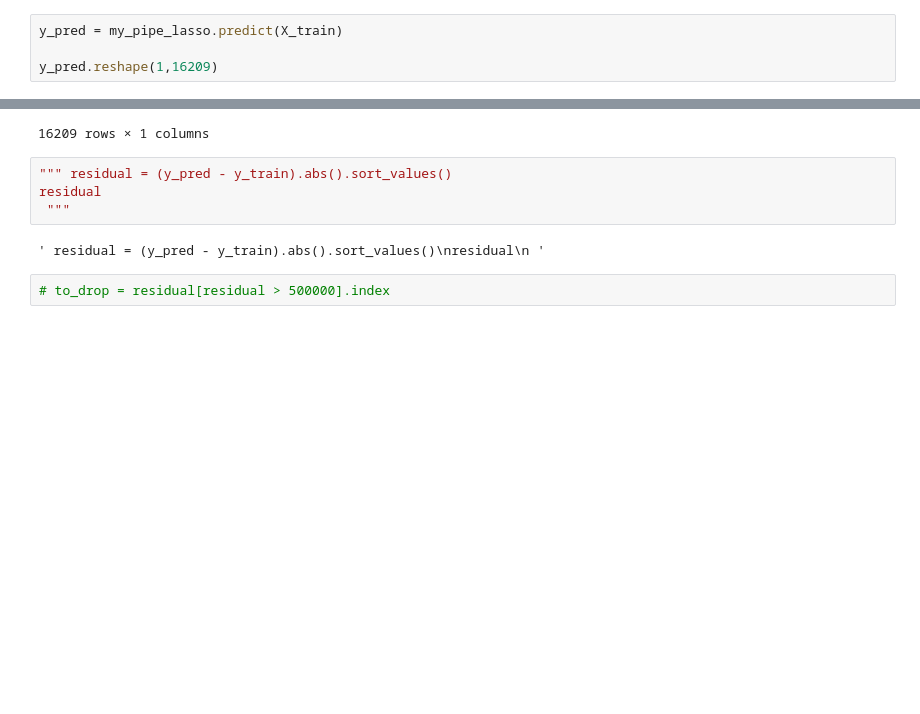
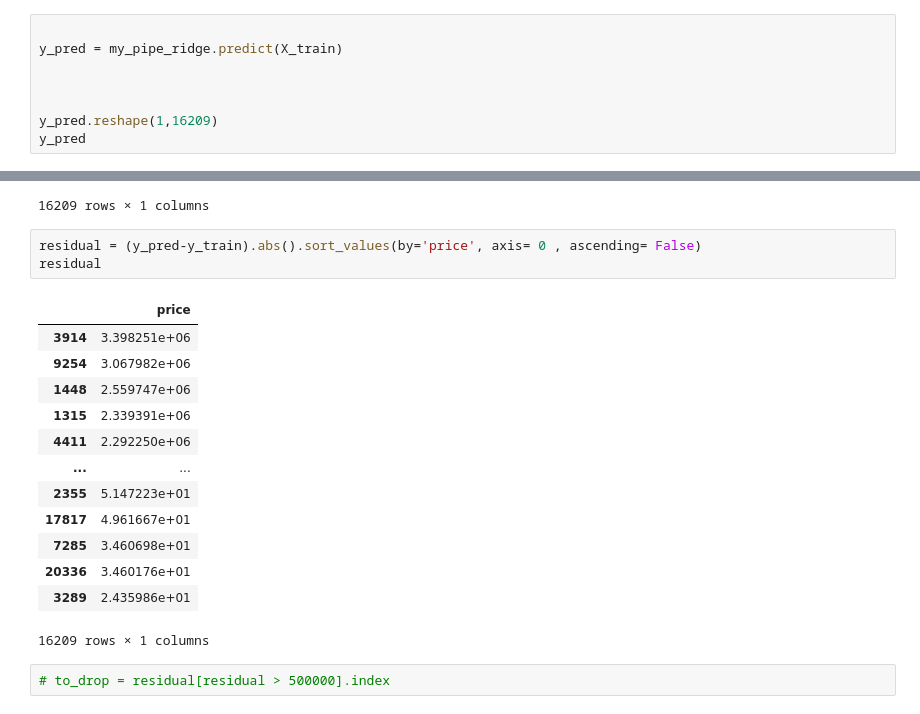
Before and after one commit to yaniskahoul/prediction_prix_maison, a Jupyter notebook: data_modelisation.ipynb, the cells around one changed output, grey strips where cells are left out. Cells and saved outputs as stored; diff of their text form; blank space fills up the shorter version.

```diff
--- a/data_modelisation.ipynb
+++ b/data_modelisation.ipynb
@@ -419,7 +419,11 @@ Index(['bedrooms', 'bathrooms', 'sqft_living', 'sqft_lot', 'floors',
 # %% [markdown]
 SUPPRIMER LES VALEURS INFLUENTES
 # %%
-y_pred = my_pipe_lasso.predict(X_train)
+
+y_pred = my_pipe_ridge.predict(X_train)
+
+
 
 y_pred.reshape(1,16209)
+y_pred
 # %% [output]
@@ -442,11 +457,22 @@ y_train
 | 8276 | 440000.0 |
 16209 rows × 1 columns
 # %%
-""" residual = (y_pred - y_train).abs().sort_values()
+residual = (y_pred-y_train).abs().sort_values(by='price', axis= 0 , ascending= False)
 residual
- """
 # %% [output]
+|  | price |
+| 3914 | 3.398251e+06 |
+| 9254 | 3.067982e+06 |
+| 1448 | 2.559747e+06 |
+| 1315 | 2.339391e+06 |
+| 4411 | 2.292250e+06 |
+| ... | ... |
+| 2355 | 5.147223e+01 |
+| 17817 | 4.961667e+01 |
+| 7285 | 3.460698e+01 |
+| 20336 | 3.460176e+01 |
+| 3289 | 2.435986e+01 |
-' residual = (y_pred - y_train).abs().sort_values()\nresidual\n '
+16209 rows × 1 columns
 # %%
 # to_drop = residual[residual > 500000].index
 # %%
```
Also changed, not shown: parts of 2 cells of this notebook, 1 other file.
